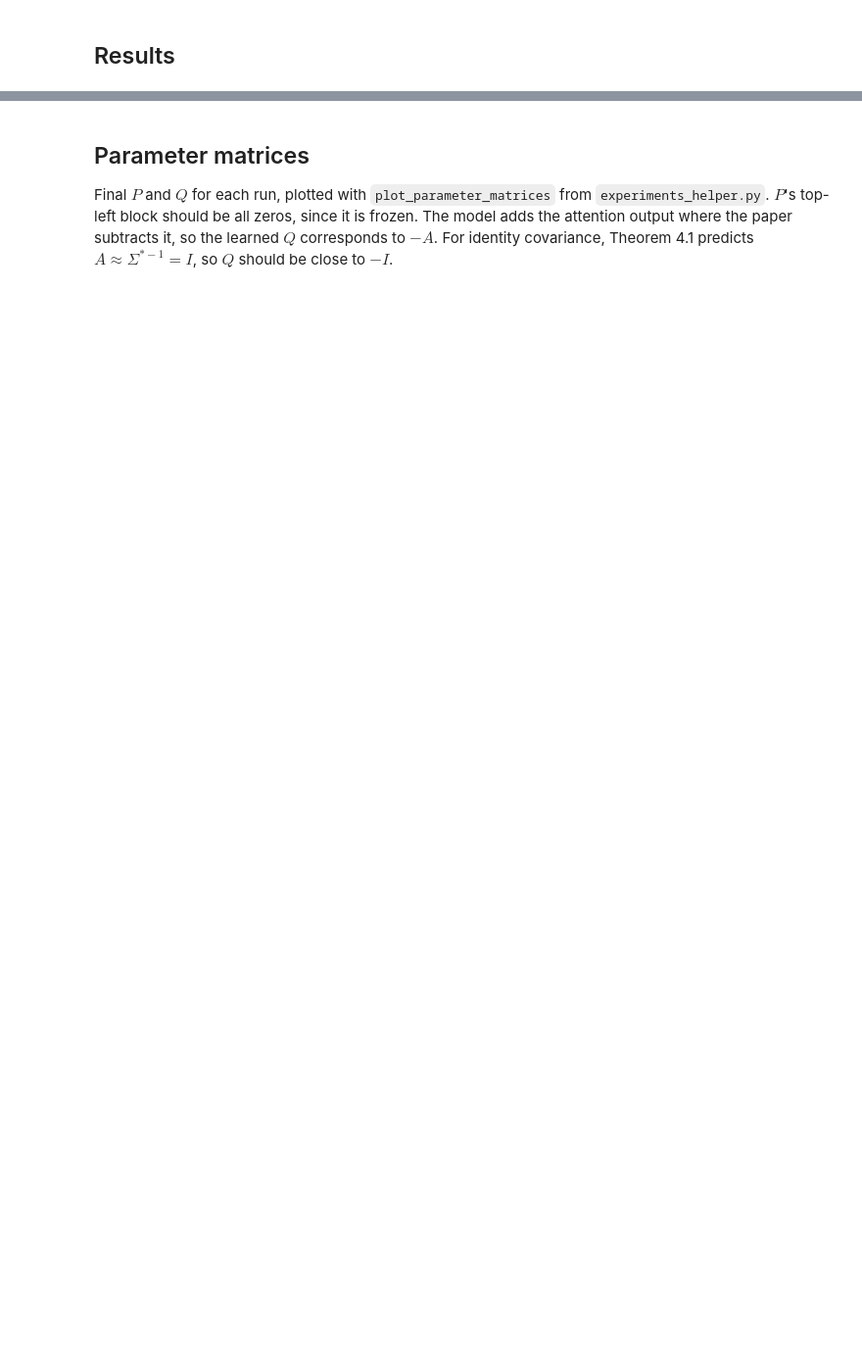
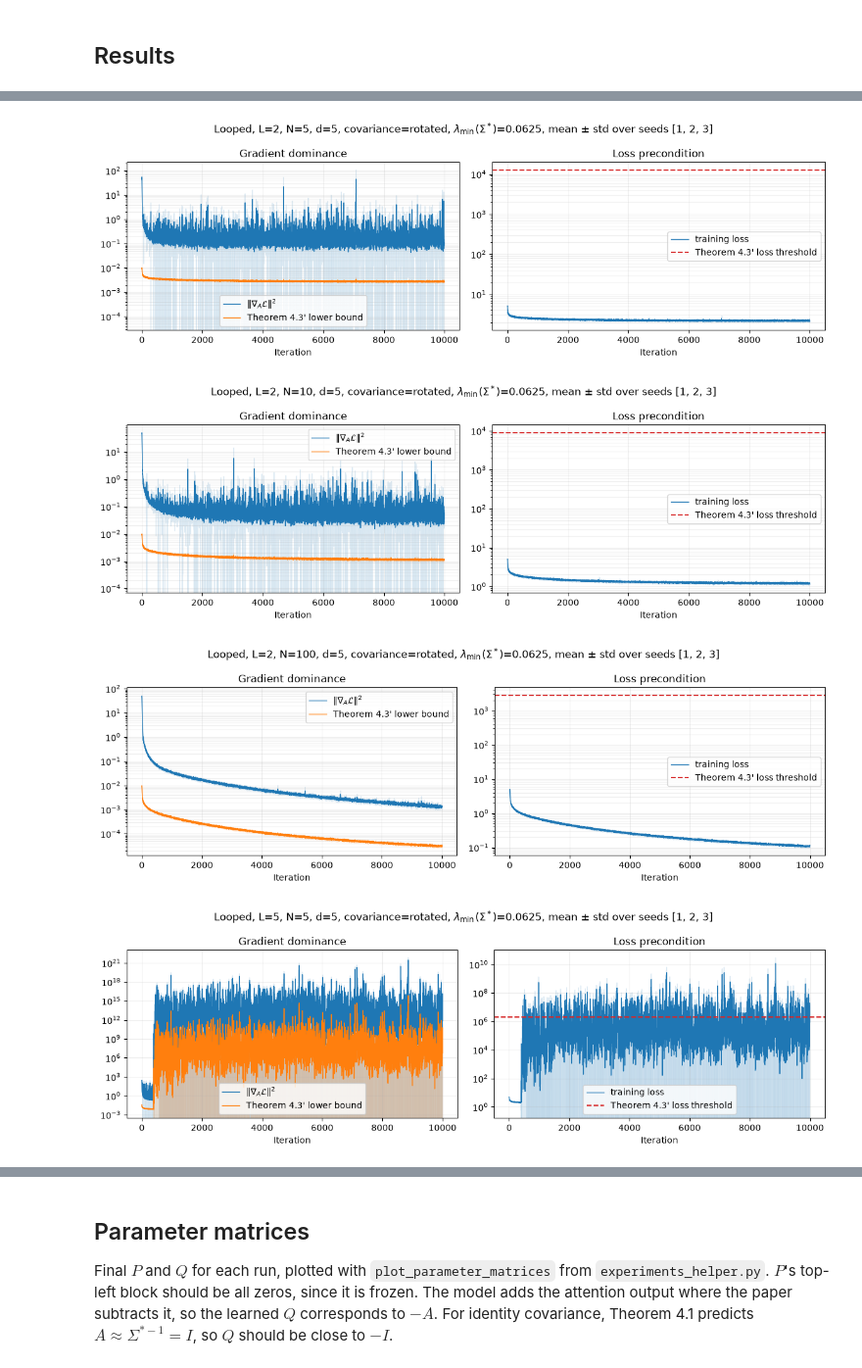
Before and after one commit to Isss11/looped-transformers-gradient-descent, a Jupyter notebook: gradient_dominance_experiments.ipynb, the cells around one changed output, grey strips where cells are left out. Shown at 98% size. Drawn from its saved outputs; the diff is of its cells as text; code cells hidden in the pictures; blank space fills up the shorter version.

```diff
--- a/gradient_dominance_experiments.ipynb
+++ b/gradient_dominance_experiments.ipynb
@@ -179,7 +196,9 @@ def print_gradient_dominance_summary(results):
         loss_ok = record['loss_bound_valid']
         gd_ok = record['gradient_dominance_valid']
         conditional = gd_ok[loss_ok].mean() if loss_ok.any() else float('nan')
-        print(f'[{record.get("covariance", "identity")}] seed={seed}, L={L}, N={context_length}: '
+        print(f'[{record.get("covariance", "identity")}, '
+              f'lambda_min={record.get("lambda_min", 1.0):.3g}] '
+              f'seed={seed}, L={L}, N={context_length}: '
               f'loss bound={record["loss_lower_bound"]:.2f}, '
               f'max loss={np.nanmax(record["loss"]):.4g}, '
               f'loss precondition holds {loss_ok.mean():.1%}, '
@@ -208,8 +227,8 @@ def _seed_mean_std(runs):
 def plot_gradient_dominance(results, plot_iters=None, seeds=None,
                             fig_dir=os.path.join('figures', 'gradient_dominance')):
     # One figure per (L, N, covariance), showing mean +/- std over seeds.
-    # Left: ||grad_A L||^2 and the Theorem 4.3 lower bound.
-    # Right: training loss against the Theorem 4.3 loss threshold.
+    # Left: ||grad_A L||^2 and the Theorem 4.3 (identity) / 4.3' (general covariance) lower bound.
+    # Right: training loss against the loss threshold (the same for both theorems).
     # plot_iters=None plots every iteration; otherwise only the first plot_iters.
     # seeds=None uses all seeds; otherwise only the listed seeds.
     os.makedirs(fig_dir, exist_ok=True)
@@ -233,13 +252,15 @@ def plot_gradient_dominance(results, plot_iters=None, seeds=None,
             return _seed_mean_std([r[name][:plot_iters] for r in run_records])
 
         run_d = run_records[0].get('d', d)
+        lambda_min = run_records[0].get('lambda_min', 1.0)
+        theorem = '4.3' if covariance == 'identity' else "4.3'"
         loss_lower_bound = run_records[0]['loss_lower_bound']
         steps = np.arange(len(run_records[0]['loss'][:plot_iters]))
         fig, axs = plt.subplots(1, 2, figsize=(12, 4))
 
         for (mean, lower, upper), label, color in (
             (stat('squared_norm'), r'$\|\nabla_A \mathcal{L}\|^2$', 'tab:blue'),
-            (stat('squared_norm_lower_bound'), 'Theorem 4.3 lower bound', 'tab:orange'),
+            (stat('squared_norm_lower_bound'), f'Theorem {theorem} lower bound', 'tab:orange'),
         ):
             axs[0].plot(steps, mean, lw=1, color=color, label=label)
             axs[0].fill_between(steps, lower, upper, color=color, alpha=0.15)
@@ -254,14 +275,15 @@ def plot_gradient_dominance(results, plot_iters=None, seeds=None,
         axs[1].plot(steps, mean, lw=1, color='tab:blue', label='training loss')
         axs[1].fill_between(steps, lower, upper, color='tab:blue', alpha=0.15)
         axs[1].axhline(loss_lower_bound, color='tab:red', linestyle='--',
-                       label='Theorem 4.3 loss threshold')
+                       label=f'Theorem {theorem} loss threshold')
         axs[1].set_yscale('log')
         axs[1].set_xlabel('Iteration')
         axs[1].set_title('Loss precondition')
         axs[1].legend()
         axs[1].grid(True, which='both', alpha=0.2)
 
-        fig.suptitle(f'Looped, L={L}, N={context_length}, d={run_d}, covariance={covariance}, '
+        lambda_text = '' if covariance == 'identity' else f', $\\lambda_{{\\min}}(\\Sigma^*)$={lambda_min:.3g}'
+        fig.suptitle(f'Looped, L={L}, N={context_length}, d={run_d}, covariance={covariance}{lambda_text}, '
                      f'mean $\\pm$ std over seeds {run_seeds}')
         fig.tight_layout()
         cov_suffix = '' if covariance == 'identity' else f'_{covariance}'
@@ -379,0 +453,8 @@ L=1, n=2: loss lower bound = 2529.82
+# %%
+# Load saved general-covariance results instead of retraining (run the cells above
+# except the training cells). weights_only=False because records hold numpy arrays and strings.
+cov_results_path = os.path.join(cur_dir, f'gradient_dominance_general_cov_{cov_d}.pth')
+cov_saved = torch.load(cov_results_path, map_location='cpu', weights_only=False)
+cov_results = cov_saved['cov_results']
+print(f'Loaded {len(cov_results)} runs from {cov_results_path} '
+      f'(lambda_min(Sigma*) = {cov_saved["lambda_min"]:.4g}): {sorted(cov_results.keys())}')
@@ -379,0 +484,9 @@ L=1, n=2: loss lower bound = 2529.82
+# %%
+# ||grad_A L||^2 against the Theorem 4.3' lower bound over training.
+plot_iters = 10000  # only plot the first plot_iters iterations
+plot_gradient_dominance(cov_results, plot_iters=plot_iters)
+# %% [output]
+[figure, added]
+[figure, added]
+[figure, added]
+[figure, added]
```
Also changed, not shown: parts of 16 cells of this notebook, 8 other files.
